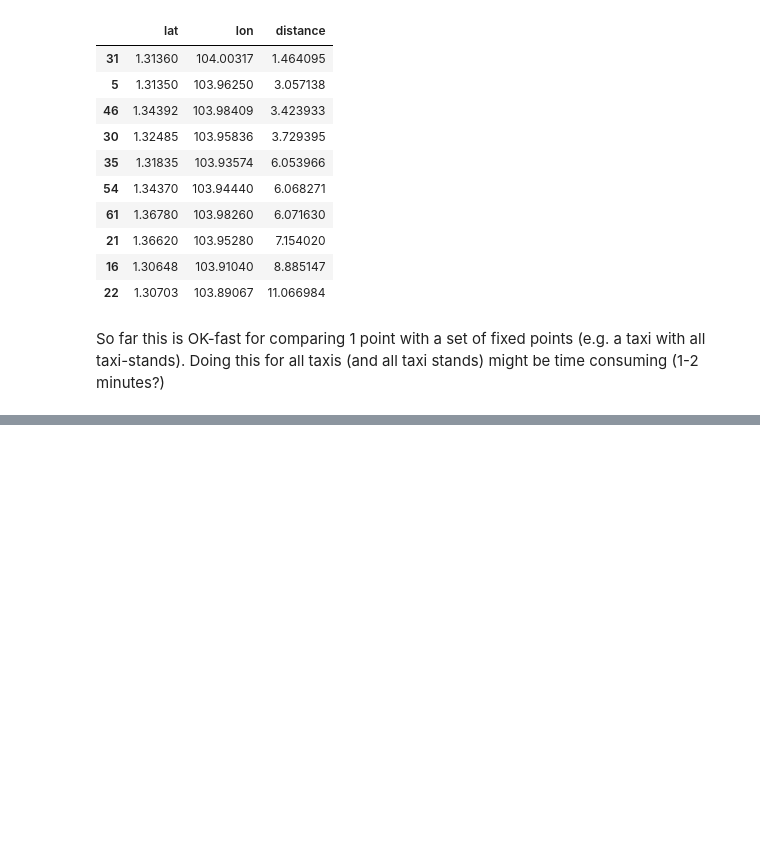
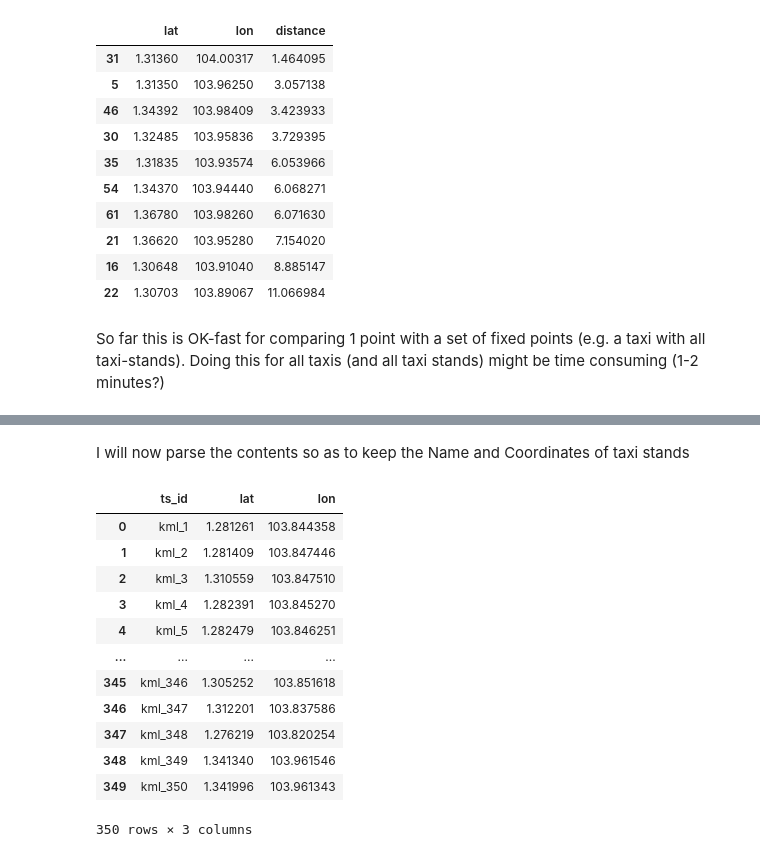
Before and after one commit to alealejandro1/taxi_compass, a Jupyter notebook: notebooks/Alejandro_taxi_compass.ipynb, the cells around one changed output, grey strips where cells are left out. Drawn from its saved outputs; the diff is of its cells as text; code cells hidden in the pictures; blank space fills up the shorter version.

Commit message:
taxi stands coordinates are available now in my notebook

```diff
--- a/notebooks/Alejandro_taxi_compass.ipynb
+++ b/notebooks/Alejandro_taxi_compass.ipynb
@@ -316,0 +324,7 @@ Doing this for all taxis (and all taxi stands) might be time consuming (1-2 minu
+# %%
+import json
+
+with open('../raw_data/lta-taxi-stop-geojson.geojson') as geofile:
+    taxi_stands_json = json.load(geofile)
+
+taxi_stands_json
@@ -316,0 +349,23 @@ Doing this for all taxis (and all taxi stands) might be time consuming (1-2 minu
+# %% [markdown]
+I will now parse the contents so as to keep the Name and Coordinates of taxi stands
+# %%
+taxi_stands_dict = []
+
+for ts in taxi_stands_json['features']:
+    taxi_stands_dict.append( {'ts_id':ts['properties']['Name'],'lat':ts['geometry']['coordinates'][1] ,
+                                                'lon':ts['geometry']['coordinates'][0]})
+pd.DataFrame(taxi_stands_dict)
+# %% [output]
+|  | ts_id | lat | lon |
+| 0 | kml_1 | 1.281261 | 103.844358 |
+| 1 | kml_2 | 1.281409 | 103.847446 |
+| 2 | kml_3 | 1.310559 | 103.847510 |
+| 3 | kml_4 | 1.282391 | 103.845270 |
+| 4 | kml_5 | 1.282479 | 103.846251 |
+| ... | ... | ... | ... |
+| 345 | kml_346 | 1.305252 | 103.851618 |
+| 346 | kml_347 | 1.312201 | 103.837586 |
+| 347 | kml_348 | 1.276219 | 103.820254 |
+| 348 | kml_349 | 1.341340 | 103.961546 |
+| 349 | kml_350 | 1.341996 | 103.961343 |
+350 rows × 3 columns
```
Also changed, not shown: parts of 3 cells of this notebook.
